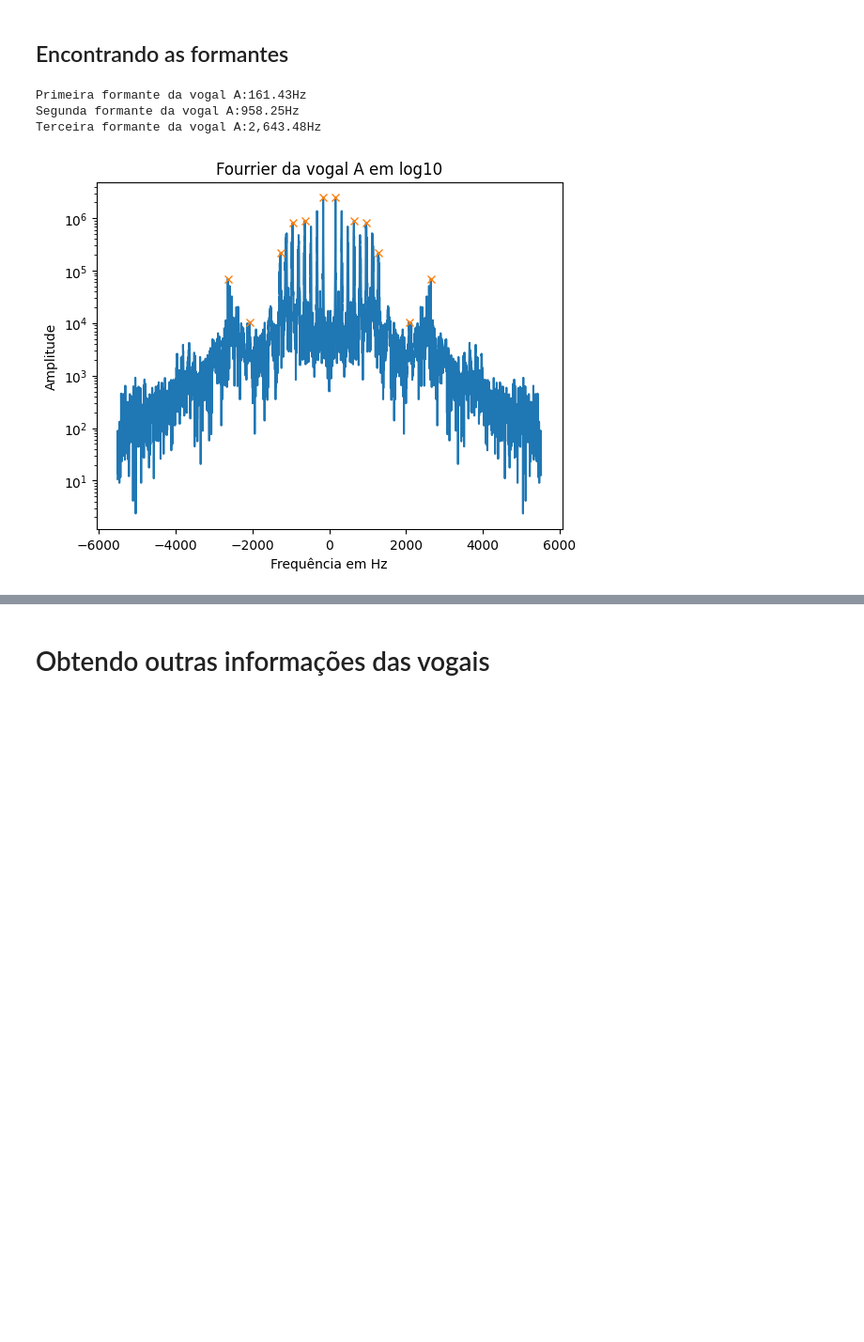
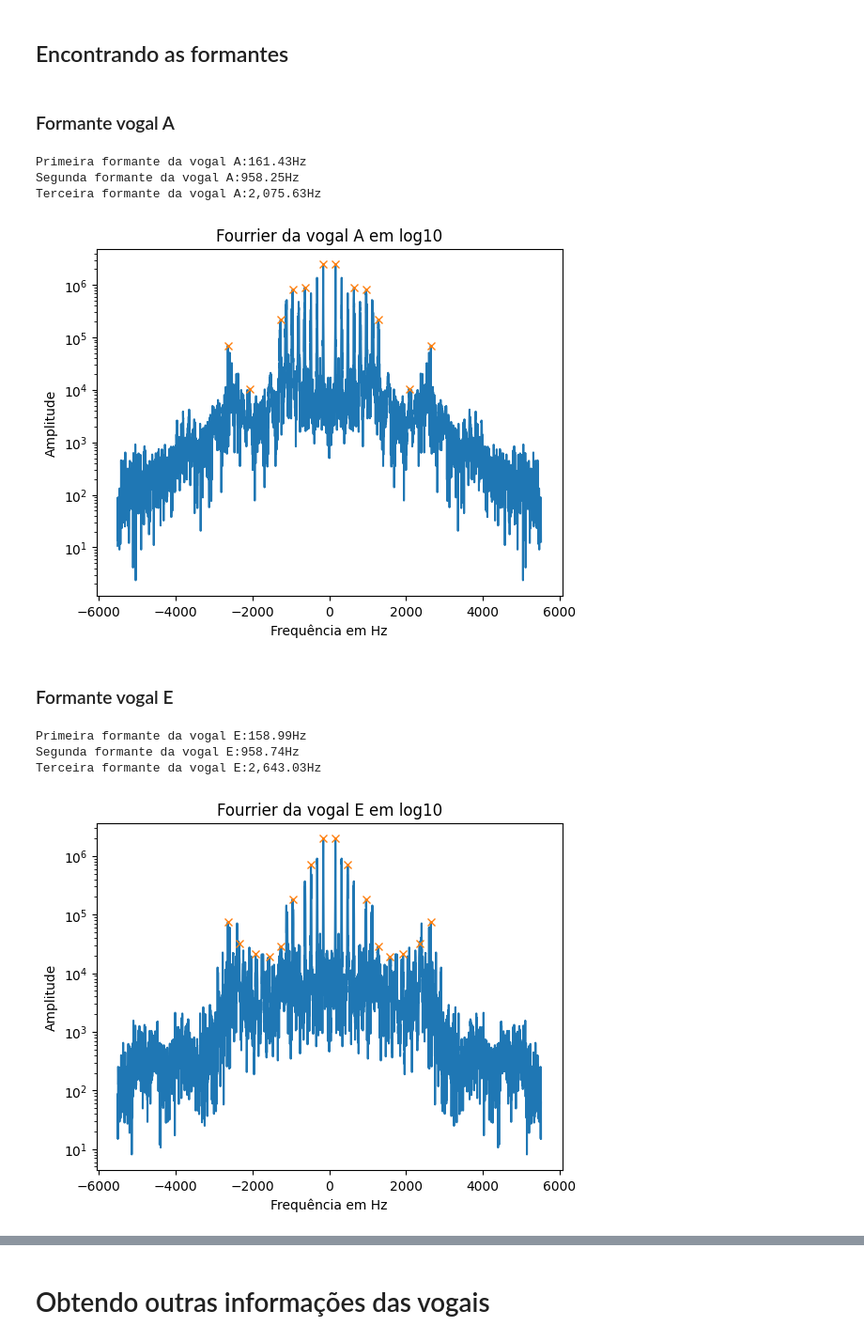
Before and after one commit to Rubiozito/Sistemas-e-Sinais, a Jupyter notebook: Trabalho_Final_sinais/Tfinal_sinais.ipynb, the cells around one changed output, grey strips where cells are left out. Shown at 94% size. Cells and saved outputs as stored; diff of their text form; code cells hidden in the pictures; blank space fills up the shorter version.

```diff
--- a/Trabalho_Final_sinais/Tfinal_sinais.ipynb
+++ b/Trabalho_Final_sinais/Tfinal_sinais.ipynb
@@ -270,6 +257,8 @@ Frequência fundamental da vogal U:160.56Hz
 [figure]
 # %% [markdown]
 ## Encontrando as formantes
+# %% [markdown]
+### Formante vogal A
 # %%
 picos_form_a, _ = find_peaks(Fourier_a, height=0, distance=130, prominence=10000)
 plt.figure()
@@ -282,9 +271,29 @@ plt.plot(frequencia_a[picos_form_a], np.abs(Fourier_a[picos_form_a]), "x")
 
 print(f'Primeira formante da vogal A:{frequencia_a[picos_form_a[6]]:,.2f}Hz')
 print(f'Segunda formante da vogal A:{frequencia_a[picos_form_a[8]]:,.2f}Hz')
-print(f'Terceira formante da vogal A:{frequencia_a[picos_form_a[11]]:,.2f}Hz')
+print(f'Terceira formante da vogal A:{frequencia_a[picos_form_a[10]]:,.2f}Hz')
 # %% [output]
 Primeira formante da vogal A:161.43Hz
 Segunda formante da vogal A:958.25Hz
-Terceira formante da vogal A:2,643.48Hz
+Terceira formante da vogal A:2,075.63Hz
 [figure]
+# %% [markdown]
+### Formante vogal E
+# %%
+picos_form_e, _ = find_peaks(Fourier_e, height=0, distance=150, prominence=10000)
+plt.figure()
+plt.plot(frequencia_e, np.abs(Fourier_e))
+plt.title('Fourrier da vogal E em log10')
+plt.xlabel('Frequência em Hz')
+plt.ylabel('Amplitude')
+plt.yscale('log')
+plt.plot(frequencia_e[picos_form_e], np.abs(Fourier_e[picos_form_e]), "x")
+
+print(f'Primeira formante da vogal E:{frequencia_e[picos_form_e[8]]:,.2f}Hz')
+print(f'Segunda formante da vogal E:{frequencia_e[picos_form_e[10]]:,.2f}Hz')
+print(f'Terceira formante da vogal E:{frequencia_e[picos_form_e[15]]:,.2f}Hz')
+# %% [output]
+Primeira formante da vogal E:158.99Hz
+Segunda formante da vogal E:958.74Hz
+Terceira formante da vogal E:2,643.03Hz
+[figure, added]
```
Also changed, not shown: parts of 14 cells of this notebook.
